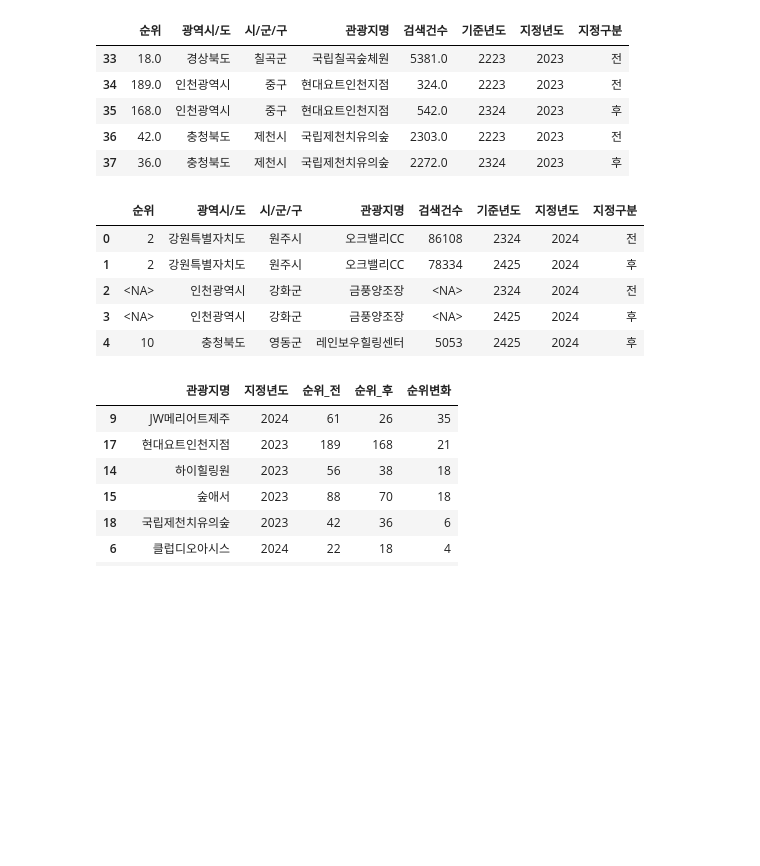
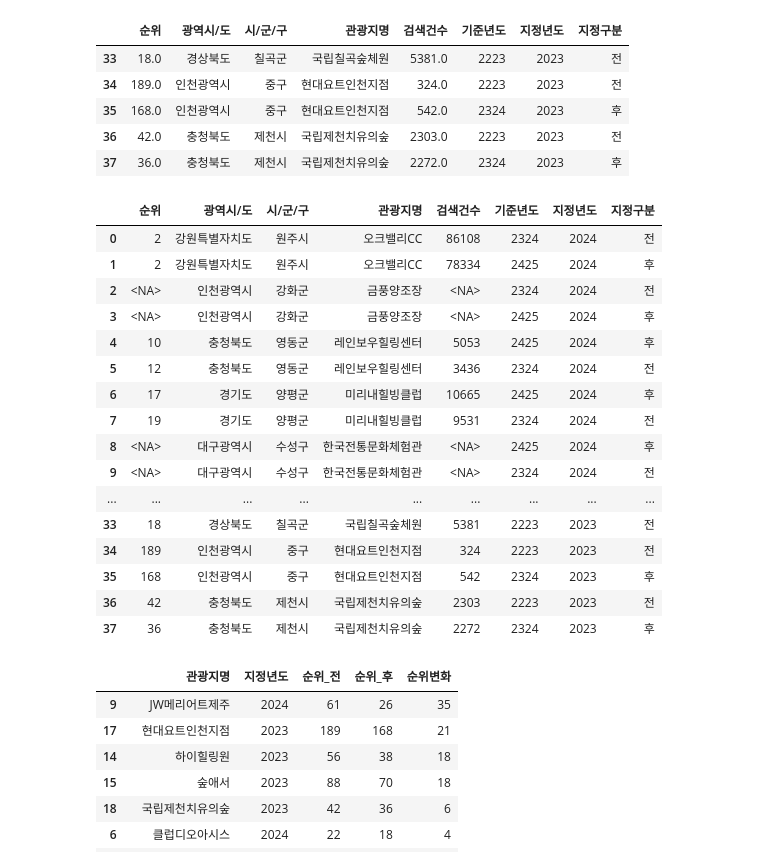
Before and after one commit to tamx2y/wellness_tour, a Jupyter notebook: 06_Korean/02_comparison.ipynb, the cells around one changed output. Saved outputs shown, nothing was run; the diff lists cells and outputs as text; code cells hidden in the pictures; blank space fills up the shorter version.

```diff
--- a/06_Korean/02_comparison.ipynb
+++ b/06_Korean/02_comparison.ipynb
@@ -31,14 +31,25 @@ data.tail()
 | 37 | 36.0 | 충청북도 | 제천시 | 국립제천치유의숲 | 2272.0 | 2324 | 2023 | 후 |
 # %%
 data[['순위', '검색건수']] = data[['순위', '검색건수']].astype("Int64")
-data.head()
+data
 # %% [output]
 |  | 순위 | 광역시/도 | 시/군/구 | 관광지명 | 검색건수 | 기준년도 | 지정년도 | 지정구분 |
 | 0 | 2 | 강원특별자치도 | 원주시 | 오크밸리CC | 86108 | 2324 | 2024 | 전 |
 | 1 | 2 | 강원특별자치도 | 원주시 | 오크밸리CC | 78334 | 2425 | 2024 | 후 |
 | 2 | <NA> | 인천광역시 | 강화군 | 금풍양조장 | <NA> | 2324 | 2024 | 전 |
 | 3 | <NA> | 인천광역시 | 강화군 | 금풍양조장 | <NA> | 2425 | 2024 | 후 |
 | 4 | 10 | 충청북도 | 영동군 | 레인보우힐링센터 | 5053 | 2425 | 2024 | 후 |
+| 5 | 12 | 충청북도 | 영동군 | 레인보우힐링센터 | 3436 | 2324 | 2024 | 전 |
+| 6 | 17 | 경기도 | 양평군 | 미리내힐빙클럽 | 10665 | 2425 | 2024 | 후 |
+| 7 | 19 | 경기도 | 양평군 | 미리내힐빙클럽 | 9531 | 2324 | 2024 | 전 |
+| 8 | <NA> | 대구광역시 | 수성구 | 한국전통문화체험관 | <NA> | 2425 | 2024 | 후 |
+| 9 | <NA> | 대구광역시 | 수성구 | 한국전통문화체험관 | <NA> | 2324 | 2024 | 전 |
+| ... | ... | ... | ... | ... | ... | ... | ... | ... |
+| 33 | 18 | 경상북도 | 칠곡군 | 국립칠곡숲체원 | 5381 | 2223 | 2023 | 전 |
+| 34 | 189 | 인천광역시 | 중구 | 현대요트인천지점 | 324 | 2223 | 2023 | 전 |
+| 35 | 168 | 인천광역시 | 중구 | 현대요트인천지점 | 542 | 2324 | 2023 | 후 |
+| 36 | 42 | 충청북도 | 제천시 | 국립제천치유의숲 | 2303 | 2223 | 2023 | 전 |
+| 37 | 36 | 충청북도 | 제천시 | 국립제천치유의숲 | 2272 | 2324 | 2023 | 후 |
 # %%
 # 필요한 열만 선택
 df = data[["관광지명", '순위', '검색건수', '기준년도', '지정년도', '지정구분']]
```
Also changed, not shown: parts of 3 cells of this notebook, 2 other files.
